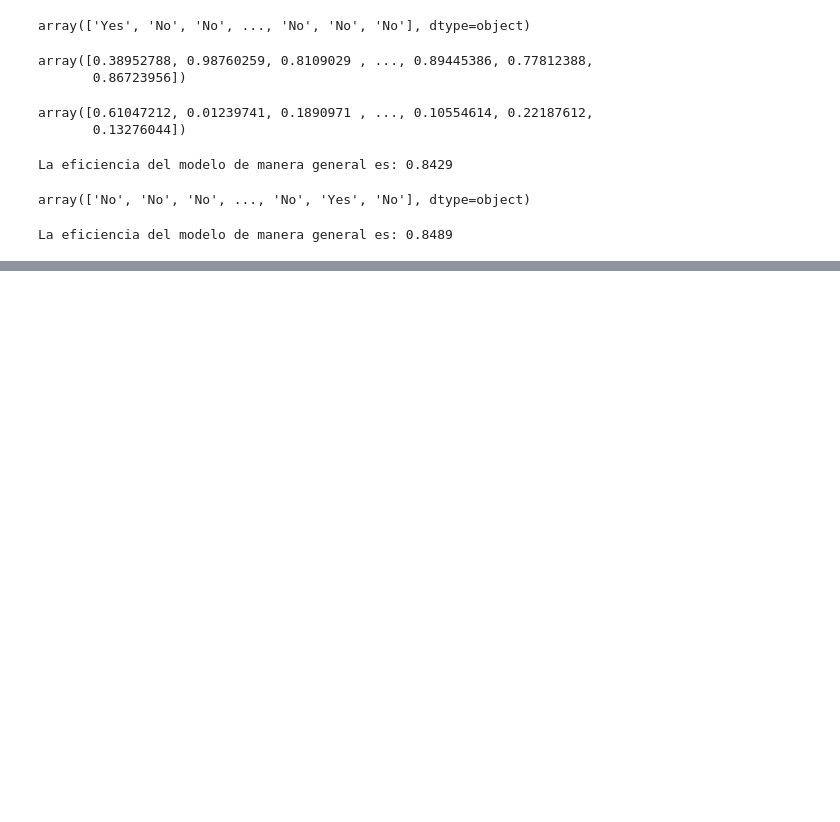
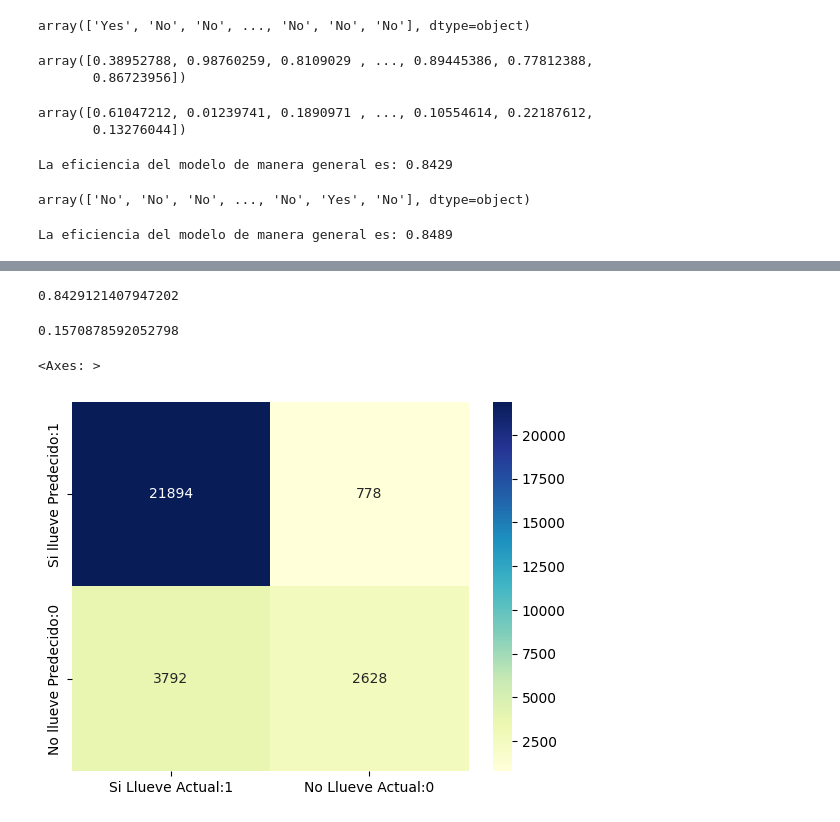
Before and after one commit to jaquimbayoc8/DiplomadoMLA2023, a Jupyter notebook: 5.RegresionLogistica/RegresionLogistica.ipynb, the cells around one changed output, grey strips where cells are left out. Cells and saved outputs as stored; diff of their text form; code cells hidden in the pictures; blank space fills up the shorter version.

```diff
--- a/5.RegresionLogistica/RegresionLogistica.ipynb
+++ b/5.RegresionLogistica/RegresionLogistica.ipynb
@@ -578,0 +591,11 @@ La eficiencia del modelo de manera general es: 0.8489
+# %%
+##Métricas - Matriz de confusión
+from sklearn.metrics import confusion_matrix
+cm = confusion_matrix(y_test, y_pred_test)
+
+print('Matriz de confusión\n\n', cm)
+
+print('True Positives (TP)=', cm[0,0])
+print('True Negatives (TN)=', cm[1,1])
+print('False Positives (FP)=', cm[0,1])
+print('False Negatives (FN)=', cm[1,0])
@@ -578,0 +611,16 @@ La eficiencia del modelo de manera general es: 0.8489
+# %%
+(21894+2628)/29092
+# %% [output]
+0.8429121407947202
+# %%
+(778+3792)/29092
+# %% [output]
+0.1570878592052798
+# %%
+##Hacer la gráfica a petición de Sergio :D
+cm_matrix = pd.DataFrame(data=cm, columns=['Si Llueve Actual:1','No Llueve Actual:0'],
+                         index=['Si llueve Predecido:1','No llueve Predecido:0'])
+sns.heatmap(cm_matrix, annot=True, fmt='d', cmap='YlGnBu')
+# %% [output]
+<Axes: >
+[figure, added]
```
Also changed, not shown: parts of 12 cells of this notebook.
